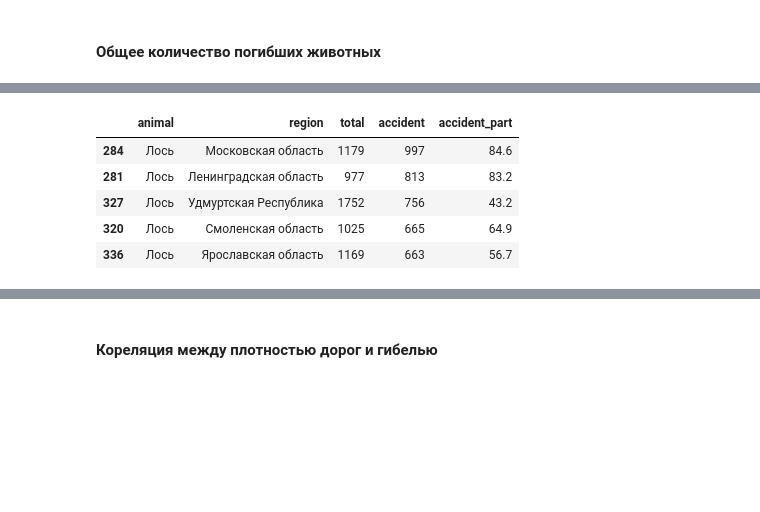
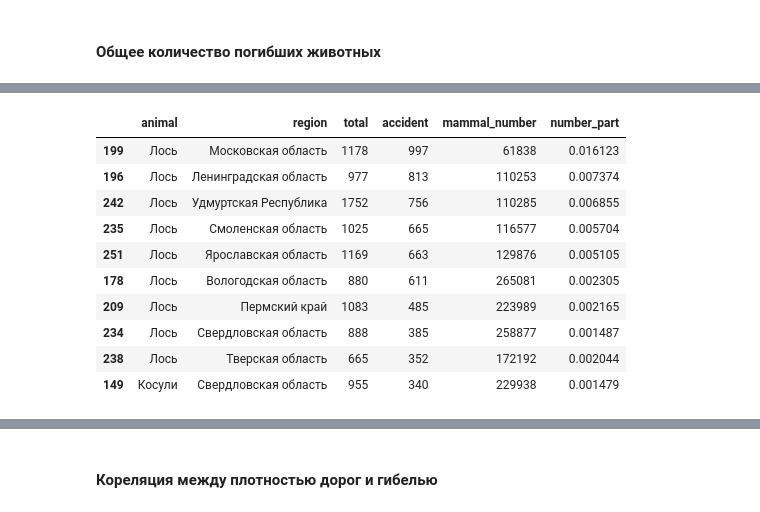
Before and after one commit to BorisGi/projects_2022, a Jupyter notebook: RIA_2022/02_elks/01_animal_deaths.ipynb, the cells around one changed output, grey strips where cells are left out. Cells and saved outputs as stored; diff of their text form; code cells hidden in the pictures; blank space fills up the shorter version.

```diff
--- a/RIA_2022/02_elks/01_animal_deaths.ipynb
+++ b/RIA_2022/02_elks/01_animal_deaths.ipynb
@@ -43,7 +45,7 @@ from IPython.display import Image
 # %%
 # путь к файлам
 
-file_path = 'C:/00_Projects/RIA/2022/02_elk_accidents/'
+file_path = 'C:/00_Projects/RIA/2022/02_elk_accidents/00_data/'
 # %%
 # вытаскиваю названия файлов в список file_list
 
@@ -193,7 +223,11 @@ work_most.head()
+# %%
+# доля смертей в ДТП и процент популяции
+
+work_most['accident_part'] = work_most.accident / work_most.total
+
+work_most['number_part'] = work_most.accident / work_most.mammal_number
 # %%
-# ДТП по регионам
-
-total_deaths_region = (work_most.groupby(['animal', 'region'], as_index=False)
-                       .agg({'total': 'sum', 'accident': 'sum'})
+region_animal_death = (work_most.groupby(['animal', 'region'], as_index=False)
+                       .agg({'total': 'sum', 'accident': 'sum', 'mammal_number': 'sum'})
                        .sort_values('accident', ascending=False)
-                      )
+                      ).round(1)
@@ -202,12 +234,19 @@ total_deaths_region['accident_part'] = round((total_deaths_region.accident / tot
+# %%
+region_animal_death['number_part'] = region_animal_death['accident'] / region_animal_death['mammal_number']
 # %%
-(total_deaths_region
- .head(5)
-#.to_excel(file_path + 'temp.xlsx', index=False)
+(region_animal_death
+ .head(10)
+ #to_excel(file_path + 'temp.xlsx', index=False)
 )
 # %% [output]
-|  | animal | region | total | accident | accident_part |
-| 284 | Лось | Московская область | 1179 | 997 | 84.6 |
-| 281 | Лось | Ленинградская область | 977 | 813 | 83.2 |
-| 327 | Лось | Удмуртская Республика | 1752 | 756 | 43.2 |
-| 320 | Лось | Смоленская область | 1025 | 665 | 64.9 |
-| 336 | Лось | Ярославская область | 1169 | 663 | 56.7 |
+|  | animal | region | total | accident | mammal_number | number_part |
+| 199 | Лось | Московская область | 1178 | 997 | 61838 | 0.016123 |
+| 196 | Лось | Ленинградская область | 977 | 813 | 110253 | 0.007374 |
+| 242 | Лось | Удмуртская Республика | 1752 | 756 | 110285 | 0.006855 |
+| 235 | Лось | Смоленская область | 1025 | 665 | 116577 | 0.005704 |
+| 251 | Лось | Ярославская область | 1169 | 663 | 129876 | 0.005105 |
+| 178 | Лось | Вологодская область | 880 | 611 | 265081 | 0.002305 |
+| 209 | Лось | Пермский край | 1083 | 485 | 223989 | 0.002165 |
+| 234 | Лось | Свердловская область | 888 | 385 | 258877 | 0.001487 |
+| 238 | Лось | Тверская область | 665 | 352 | 172192 | 0.002044 |
+| 149 | Косули | Свердловская область | 955 | 340 | 229938 | 0.001479 |
```
Also changed, not shown: parts of 79 cells of this notebook, 3 other files.
